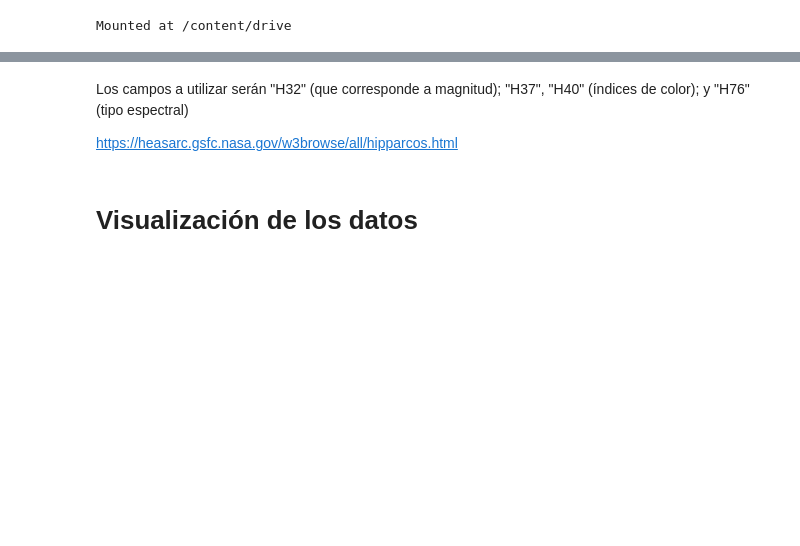
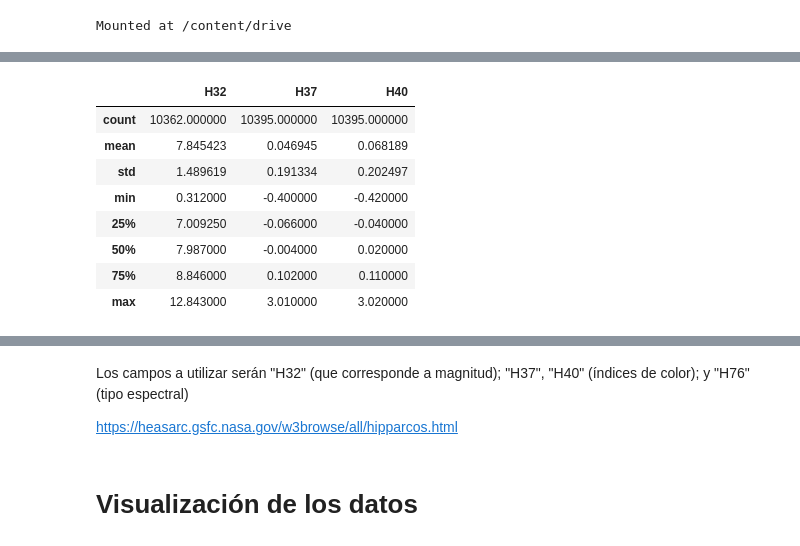
Before and after one commit to bsttiv/tipos_espectrales, a Jupyter notebook: Tipos_Espectrales.ipynb, the cells around one changed output, grey strips where cells are left out. Saved outputs shown, nothing was run; the diff lists cells and outputs as text; code cells hidden in the pictures; blank space fills up the shorter version.

```diff
--- a/Tipos_Espectrales.ipynb
+++ b/Tipos_Espectrales.ipynb
@@ -56,0 +82,12 @@ df.describe()
+# %%
+df_tipo_b.describe()
+# %% [output]
+|  | H32 | H37 | H40 |
+| count | 10362.000000 | 10395.000000 | 10395.000000 |
+| mean | 7.845423 | 0.046945 | 0.068189 |
+| std | 1.489619 | 0.191334 | 0.202497 |
+| min | 0.312000 | -0.400000 | -0.420000 |
+| 25% | 7.009250 | -0.066000 | -0.040000 |
+| 50% | 7.987000 | -0.004000 | 0.020000 |
+| 75% | 8.846000 | 0.102000 | 0.110000 |
+| max | 12.843000 | 3.010000 | 3.020000 |
```
Also changed, not shown: parts of 18 cells of this notebook.
